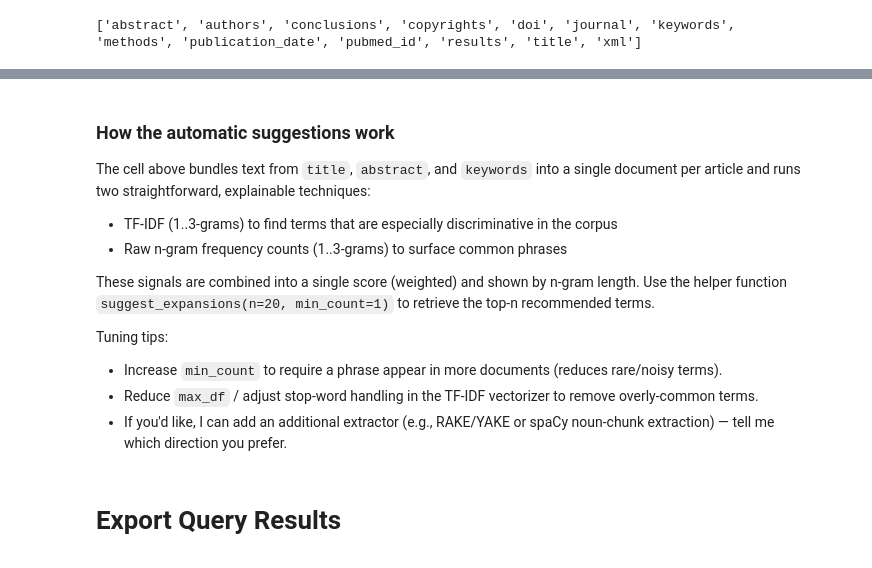
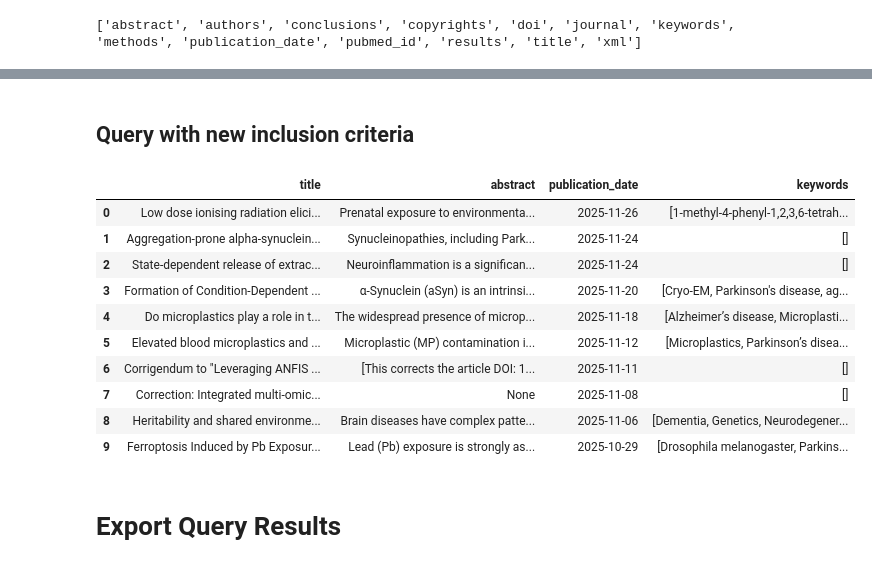
Before and after one commit to its-reg/sysrev, a Jupyter notebook: pubmed.ipynb, the cells around one changed output, grey strips where cells are left out. Cells and saved outputs as stored; diff of their text form; code cells hidden in the pictures.

```diff
--- a/pubmed.ipynb
+++ b/pubmed.ipynb
@@ -308,21 +342,35 @@ Top 12 ngram_len=3 candidates:
 Example: call suggest_expansions() to get a list of suggested terms for expanding your query
-# %% [markdown]
-### How the automatic suggestions work
-
-The cell above bundles text from `title`, `abstract`, and `keywords` into a single document per article and runs two straightforward, explainable techniques:
-
-- TF-IDF (1..3-grams) to find terms that are especially discriminative in the corpus
-- Raw n-gram frequency counts (1..3-grams) to surface common phrases
-
-These signals are combined into a single score (weighted) and shown by n-gram length. Use the helper function `suggest_expansions(n=20, min_count=1)` to retrieve the top-n recommended terms.
-
-Tuning tips:
-- Increase `min_count` to require a phrase appear in more documents (reduces rare/noisy terms).
-- Reduce `max_df` / adjust stop-word handling in the TF-IDF vectorizer to remove overly-common terms.
-- If you'd like, I can add an additional extractor (e.g., RAKE/YAKE or spaCy noun-chunk extraction) — tell me which direction you prefer.
-# %%
-# This is the final query.
-query = "(parkinson* disease[title]) AND ((geospatial analysis) OR (pollution)) NOT ((motor) OR (genetic) OR (neurologic) OR (nicotine) OR (smoking) OR (halitosis) OR (disease-like) OR (treatment[title]) OR (neuroprotective[title]) OR (maternal) OR (preventative) OR (therapy))" # results = 86
+# %% [markdown]
+## Query with new inclusion criteria
+# %%
+# This is the expanded query using the NLP-driven term rankings. n = 6,335
+# Since risk factors is very general, added an environment term and excluded treatment etc. n = 130
+query = '("geospatial analysis" AND "parkinson* disease") OR ("geospatial analysis" AND "movement disorders") OR ("geospatial analysis" AND "neurodegenerative disease*") OR ("parkinson* disease" AND "air pollution") OR ("parkinson* disease" AND "environment*") OR ("parkinson* disease" AND "atmospheric") OR ("parkinson* disease" AND "risk factors" AND "environment*") OR ("parkinson* disease" AND "spatial dependence") NOT ("treatment") NOT ("epidemiology") NOT ("etiology") NOT ("pathology") NOT ("clinical") NOT ("intervention*") NOT ("therap*") NOT ("diagnostic") OR ("parkinson* disease" AND "golf course*")'
+
+# Execute the query against the API
+# Convert to list so the results can be iterated multiple times (not exhausted)
+results = list(pubmed.query(query, max_results=200))
+df_results = pd.json_normalize([_article_to_flat_dict(a) for a in results])
+
+# Pick nice default preview columns (if present)
+preview_cols = [c for c in ["title", "abstract", "publication_date", "keywords"] if c in df_results.columns]
+
+# Make output readable in the notebook
+pd.set_option('display.max_colwidth', 200)
+n = 10
+display(df_results[preview_cols].head(n))
+# %% [output]
+|  | title | abstract | publication_date | keywords |
+| 0 | Low dose ionising radiation elici... | Prenatal exposure to environmenta... | 2025-11-26 | [1-methyl-4-phenyl-1,2,3,6-tetrah... |
+| 1 | Aggregation-prone alpha-synuclein... | Synucleinopathies, including Park... | 2025-11-24 | [] |
+| 2 | State-dependent release of extrac... | Neuroinflammation is a significan... | 2025-11-24 | [] |
+| 3 | Formation of Condition-Dependent ... | α-Synuclein (aSyn) is an intrinsi... | 2025-11-20 | [Cryo‐EM, Parkinson's disease, ag... |
+| 4 | Do microplastics play a role in t... | The widespread presence of microp... | 2025-11-18 | [Alzheimer’s disease, Microplasti... |
+| 5 | Elevated blood microplastics and ... | Microplastic (MP) contamination i... | 2025-11-12 | [Microplastics, Parkinson’s disea... |
+| 6 | Corrigendum to "Leveraging ANFIS ... | [This corrects the article DOI: 1... | 2025-11-11 | [] |
+| 7 | Correction: Integrated multi‑omic... | None | 2025-11-08 | [] |
+| 8 | Heritability and shared environme... | Brain diseases have complex patte... | 2025-11-06 | [Dementia, Genetics, Neurodegener... |
+| 9 | Ferroptosis Induced by Pb Exposur... | Lead (Pb) exposure is strongly as... | 2025-10-29 | [Drosophila melanogaster, Parkins... |
 # %% [markdown]
 # Export Query Results
 # %%
```
Also changed, not shown: parts of 18 cells of this notebook, 1 other file.
